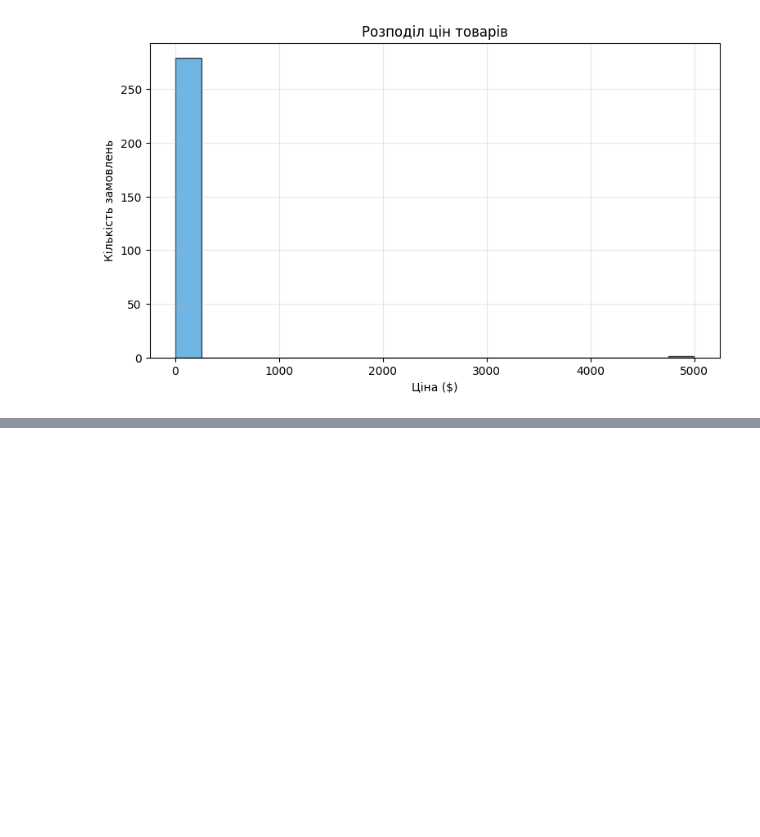
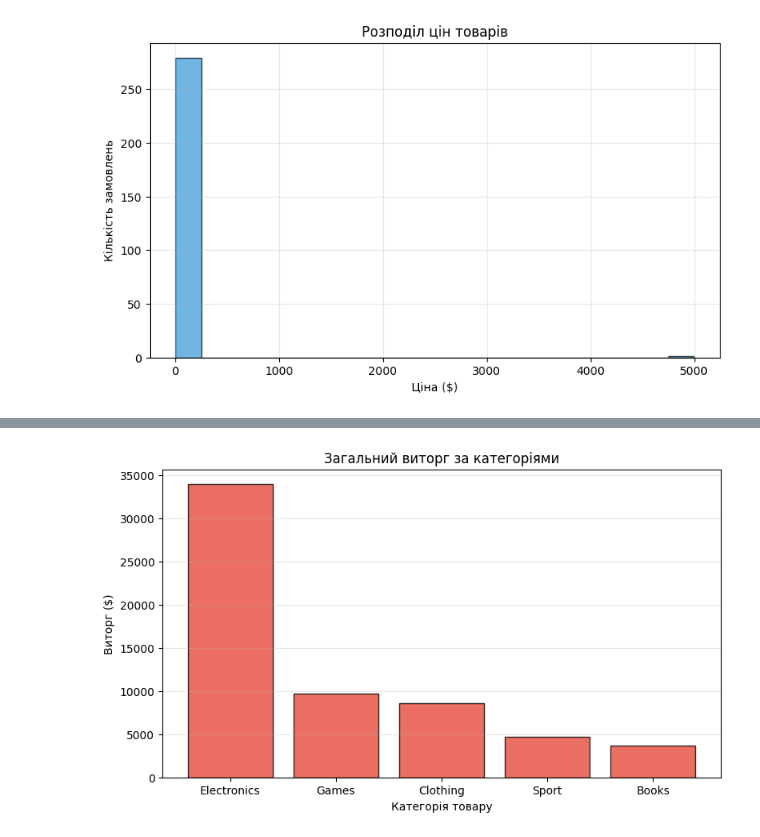
Before and after one commit to DearDarlin/sales, a Jupyter notebook: sales_analysis.ipynb, the cells around one changed output, grey strips where cells are left out. Saved outputs shown, nothing was run; the diff lists cells and outputs as text; code cells hidden in the pictures; blank space fills up the shorter version.

Commit message:
diagrams

```diff
--- a/sales_analysis.ipynb
+++ b/sales_analysis.ipynb
@@ -239,0 +240,12 @@ plt.show()
+# %%
+rev = df.groupby('Category')['Total'].sum().sort_values(ascending=False)
+
+plt.figure(figsize=(9, 5))
+plt.bar(rev.index, rev.values, color='#e74c3c', edgecolor='black', alpha=0.8)
+plt.title('Загальний виторг за категоріями')
+plt.xlabel('Категорія товару')
+plt.ylabel('Виторг ($)')
+plt.grid(axis='y', alpha=0.3)
+plt.show()
+# %% [output]
+[figure, added]
```
Also changed, not shown: parts of 5 cells of this notebook.
